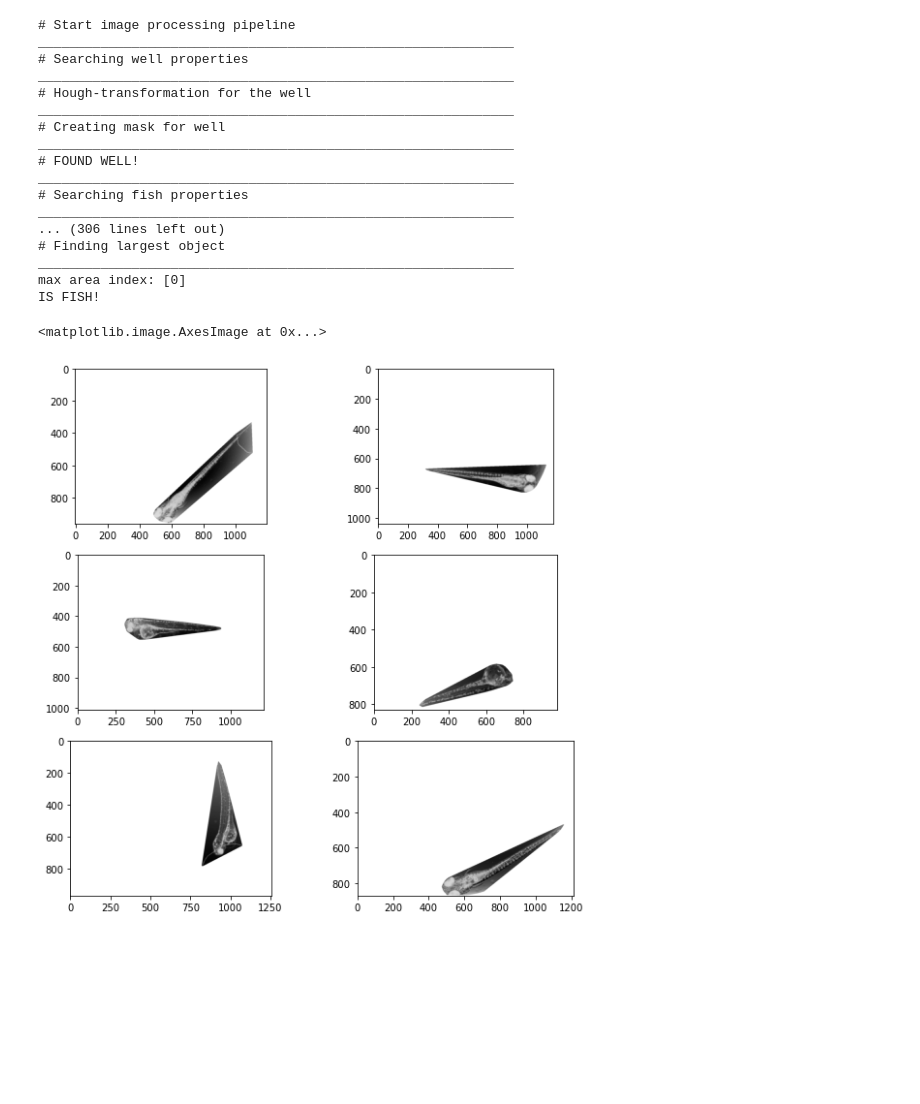
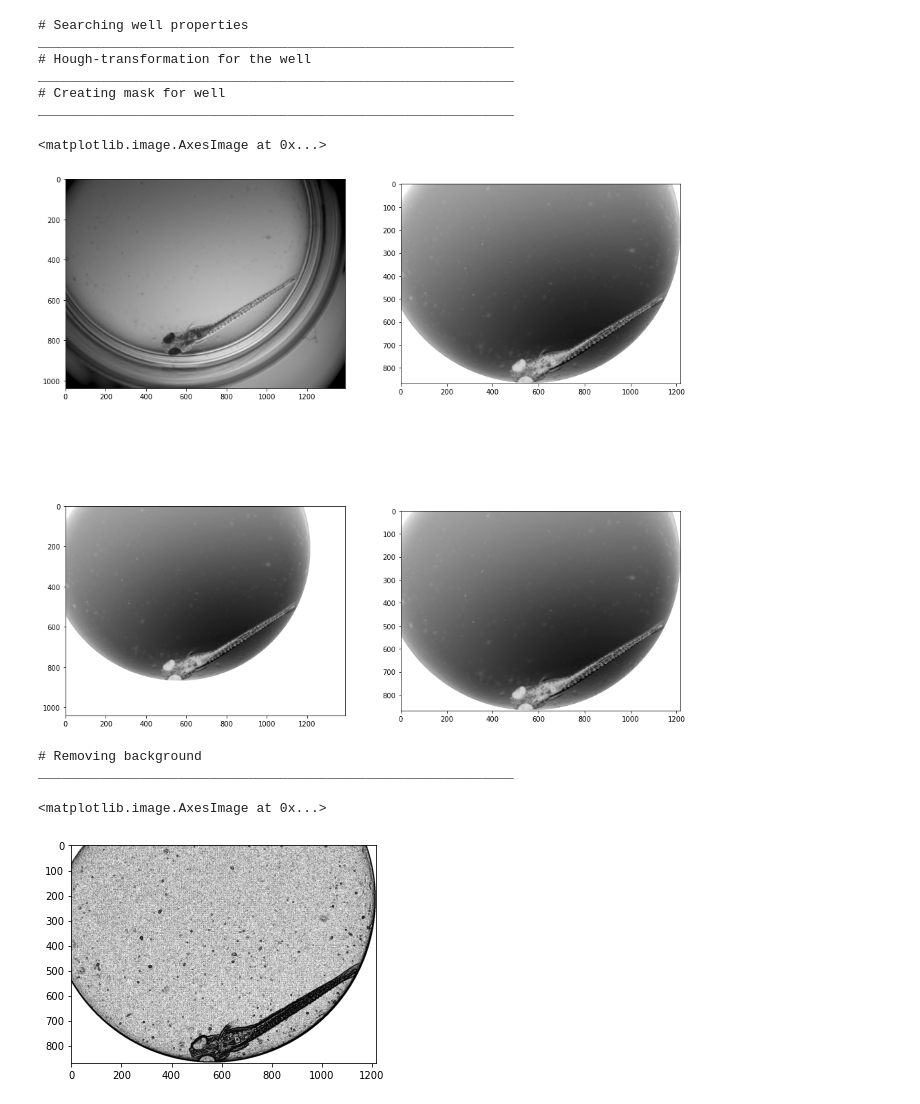
Before and after one commit to gimesia/zebrafisher, a Jupyter notebook: __jupyter__/find_fish.ipynb, the cells around one changed output. Cells and saved outputs as stored; diff of their text form; code cells hidden in the pictures; blank space fills up the shorter version.

Commit message:
feat: finding contours
Signed-off-by: Áron Gimesi <gimesiaron@gmail.com>

```diff
--- a/__jupyter__/find_fish.ipynb
+++ b/__jupyter__/find_fish.ipynb
@@ -5,38 +3,41 @@ from src.main import image_processing_pipeline
-# %%
-_1 = image_processing_pipeline("zf1.jpg")
-_2 = image_processing_pipeline("zf2.jpg")
-_3 = image_processing_pipeline("zf3.jpg")
-_4 = image_processing_pipeline("zf4.jpg")
-_5 = image_processing_pipeline("zf5.jpg")
-_6 = image_processing_pipeline("zf6.jpg")
-# %% [output]
-# Start image processing pipeline
-_____________________________________________________________
-# Searching well properties
-_____________________________________________________________
-# Hough-transformation for the well
-_____________________________________________________________
-# Creating mask for well
-_____________________________________________________________
-# FOUND WELL!
-_____________________________________________________________
-# Searching fish properties
-_____________________________________________________________
-... (306 lines left out)
-# Finding largest object
-_____________________________________________________________
-max area index: [0]
-IS FISH!
+# %%
+from src.well.find_well_props import find_well_props
+import numpy as np
+from src.filters import normalize_0_255
+from src.models import InputImage
+
+input_img = InputImage("zf6.jpg")
+input_img.processed = normalize_0_255(input_img.processed)
+input_img.processed = np.uint8(input_img.processed)
+input_img = find_well_props(input_img)
+# %% [output]
+# Searching well properties
+_____________________________________________________________
+# Hough-transformation for the well
+_____________________________________________________________
+# Creating mask for well
+_____________________________________________________________
 # %%
-fig, ax= plt.subplots(3,2, figsize=(10,10))
+fig, ax = plt.subplots(nrows=2, ncols=2, figsize=(16, 16))
 ax = ax.ravel()
 
-ax[0].imshow(_1.processed, 'binary')
-ax[1].imshow(_2.processed, 'binary')
-ax[2].imshow(_3.processed, 'binary')
-ax[3].imshow(_4.processed, 'binary')
-ax[4].imshow(_5.processed, 'binary')
-ax[5].imshow(_6.processed, 'binary')
+ax[0].imshow(input_img.og, 'binary')
+ax[1].imshow(input_img.processed, 'binary')
+ax[2].imshow(input_img.well_props.mask.masked, 'binary')
+ax[3].imshow(input_img.well_props.mask.cropped_masked, 'binary')
 # %% [output]
 <matplotlib.image.AxesImage at 0x...>
-[figure, old version]
+[figure, new version]
+# %%
+from src.fish.remove_background import remove_background
+
+input_img.processed = input_img.well_props.mask.cropped_masked
+
+input_img = remove_background(input_img)
+r_bg = input_img.processed
+plt.imshow(input_img.processed, 'binary')
+# %% [output]
+# Removing background
+_____________________________________________________________
+<matplotlib.image.AxesImage at 0x...>
+[figure, added]
```
Also changed, not shown: parts of 8 cells of this notebook, 5 other files.
